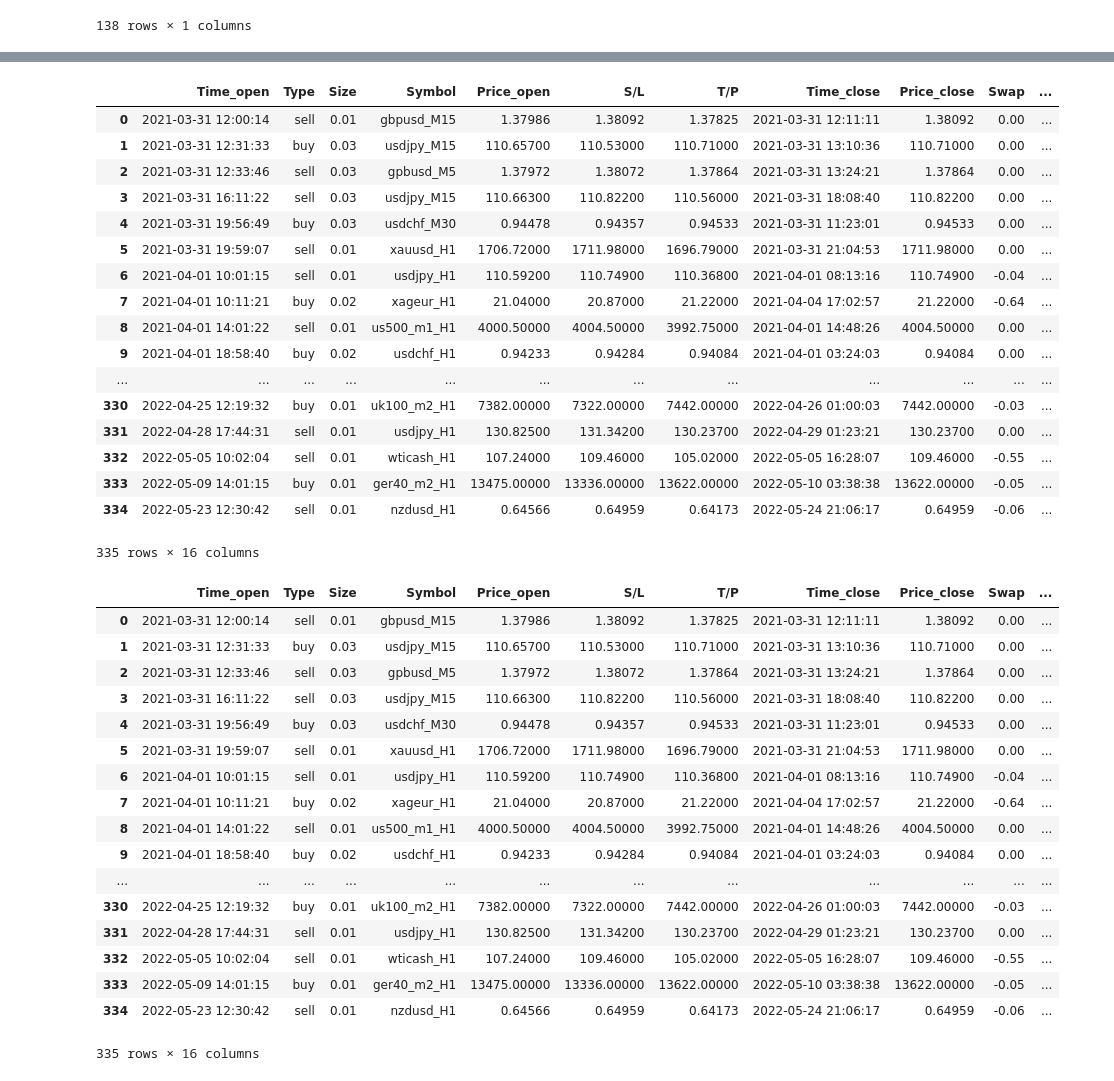
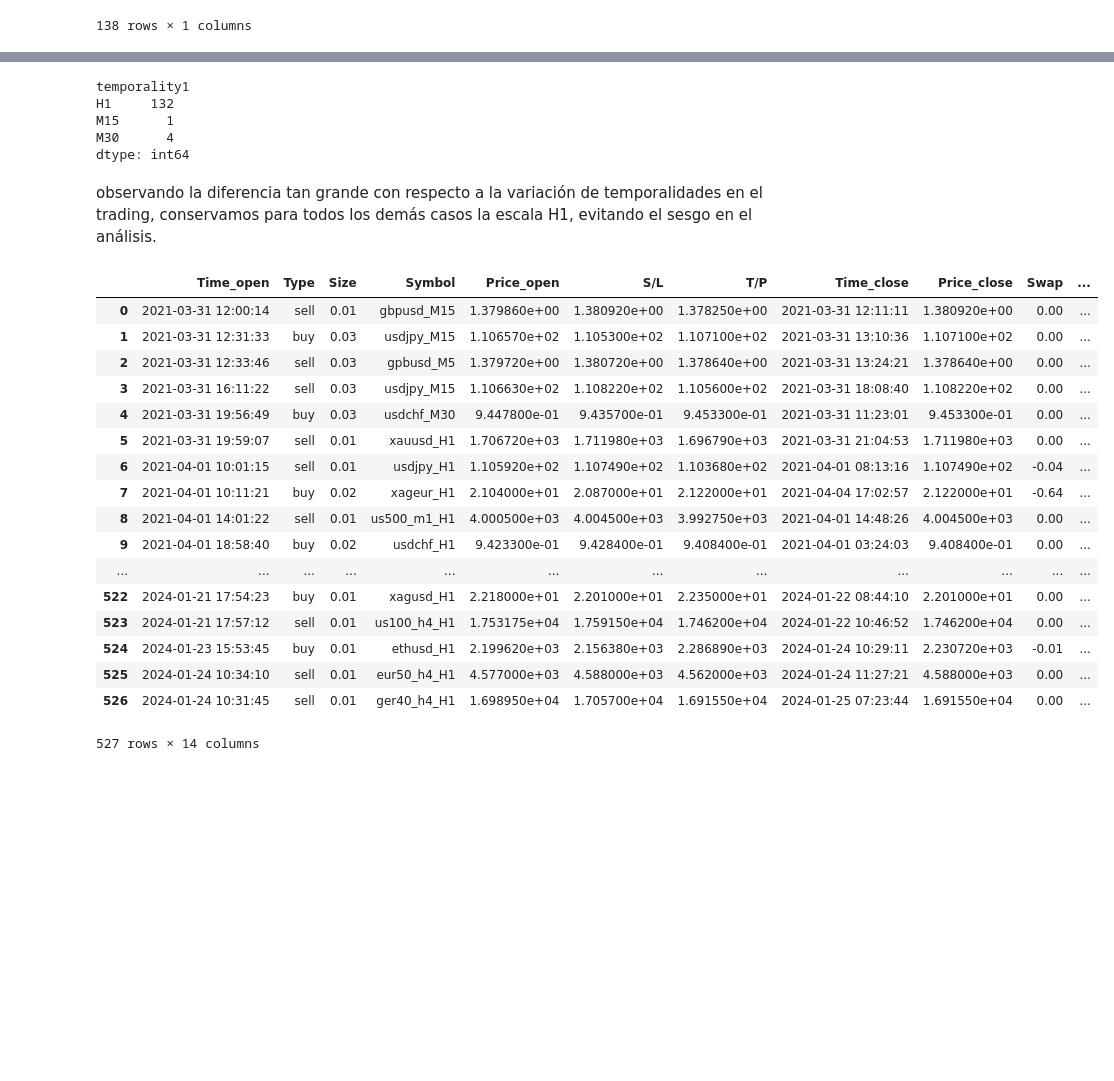
Before and after one commit to AndersonDGueC/data_science_proyects, a Jupyter notebook: data_analytics_trade/data_analysis_trade.ipynb, the cells around one changed output, grey strips where cells are left out. Cells and saved outputs as stored; diff of their text form; code cells hidden in the pictures; blank space fills up the shorter version.

```diff
--- a/data_analytics_trade/data_analysis_trade.ipynb
+++ b/data_analytics_trade/data_analysis_trade.ipynb
@@ -288,43 +243,35 @@ dft0_aux
-# %%
-dft0_aux2=dft0.copy()
-dft0_aux2
-# %% [output]
-|  | Time_open | Type | Size | Symbol | Price_open | S/L | T/P | Time_close | Price_close | Swap | ... |
-| 0 | 2021-03-31 12:00:14 | sell | 0.01 | gbpusd_M15 | 1.37986 | 1.38092 | 1.37825 | 2021-03-31 12:11:11 | 1.38092 | 0.00 | ... |
-| 1 | 2021-03-31 12:31:33 | buy | 0.03 | usdjpy_M15 | 110.65700 | 110.53000 | 110.71000 | 2021-03-31 13:10:36 | 110.71000 | 0.00 | ... |
-| 2 | 2021-03-31 12:33:46 | sell | 0.03 | gpbusd_M5 | 1.37972 | 1.38072 | 1.37864 | 2021-03-31 13:24:21 | 1.37864 | 0.00 | ... |
-| 3 | 2021-03-31 16:11:22 | sell | 0.03 | usdjpy_M15 | 110.66300 | 110.82200 | 110.56000 | 2021-03-31 18:08:40 | 110.82200 | 0.00 | ... |
-| 4 | 2021-03-31 19:56:49 | buy | 0.03 | usdchf_M30 | 0.94478 | 0.94357 | 0.94533 | 2021-03-31 11:23:01 | 0.94533 | 0.00 | ... |
-| 5 | 2021-03-31 19:59:07 | sell | 0.01 | xauusd_H1 | 1706.72000 | 1711.98000 | 1696.79000 | 2021-03-31 21:04:53 | 1711.98000 | 0.00 | ... |
-| 6 | 2021-04-01 10:01:15 | sell | 0.01 | usdjpy_H1 | 110.59200 | 110.74900 | 110.36800 | 2021-04-01 08:13:16 | 110.74900 | -0.04 | ... |
-| 7 | 2021-04-01 10:11:21 | buy | 0.02 | xageur_H1 | 21.04000 | 20.87000 | 21.22000 | 2021-04-04 17:02:57 | 21.22000 | -0.64 | ... |
-| 8 | 2021-04-01 14:01:22 | sell | 0.01 | us500_m1_H1 | 4000.50000 | 4004.50000 | 3992.75000 | 2021-04-01 14:48:26 | 4004.50000 | 0.00 | ... |
-| 9 | 2021-04-01 18:58:40 | buy | 0.02 | usdchf_H1 | 0.94233 | 0.94284 | 0.94084 | 2021-04-01 03:24:03 | 0.94084 | 0.00 | ... |
-| ... | ... | ... | ... | ... | ... | ... | ... | ... | ... | ... | ... |
-| 330 | 2022-04-25 12:19:32 | buy | 0.01 | uk100_m2_H1 | 7382.00000 | 7322.00000 | 7442.00000 | 2022-04-26 01:00:03 | 7442.00000 | -0.03 | ... |
-| 331 | 2022-04-28 17:44:31 | sell | 0.01 | usdjpy_H1 | 130.82500 | 131.34200 | 130.23700 | 2022-04-29 01:23:21 | 130.23700 | 0.00 | ... |
-| 332 | 2022-05-05 10:02:04 | sell | 0.01 | wticash_H1 | 107.24000 | 109.46000 | 105.02000 | 2022-05-05 16:28:07 | 109.46000 | -0.55 | ... |
-| 333 | 2022-05-09 14:01:15 | buy | 0.01 | ger40_m2_H1 | 13475.00000 | 13336.00000 | 13622.00000 | 2022-05-10 03:38:38 | 13622.00000 | -0.05 | ... |
-| 334 | 2022-05-23 12:30:42 | sell | 0.01 | nzdusd_H1 | 0.64566 | 0.64959 | 0.64173 | 2022-05-24 21:06:17 | 0.64959 | -0.06 | ... |
-335 rows × 16 columns
-# %%
-dft0_aux2
-# %% [output]
-|  | Time_open | Type | Size | Symbol | Price_open | S/L | T/P | Time_close | Price_close | Swap | ... |
-| 0 | 2021-03-31 12:00:14 | sell | 0.01 | gbpusd_M15 | 1.37986 | 1.38092 | 1.37825 | 2021-03-31 12:11:11 | 1.38092 | 0.00 | ... |
-| 1 | 2021-03-31 12:31:33 | buy | 0.03 | usdjpy_M15 | 110.65700 | 110.53000 | 110.71000 | 2021-03-31 13:10:36 | 110.71000 | 0.00 | ... |
-| 2 | 2021-03-31 12:33:46 | sell | 0.03 | gpbusd_M5 | 1.37972 | 1.38072 | 1.37864 | 2021-03-31 13:24:21 | 1.37864 | 0.00 | ... |
-| 3 | 2021-03-31 16:11:22 | sell | 0.03 | usdjpy_M15 | 110.66300 | 110.82200 | 110.56000 | 2021-03-31 18:08:40 | 110.82200 | 0.00 | ... |
-| 4 | 2021-03-31 19:56:49 | buy | 0.03 | usdchf_M30 | 0.94478 | 0.94357 | 0.94533 | 2021-03-31 11:23:01 | 0.94533 | 0.00 | ... |
-| 5 | 2021-03-31 19:59:07 | sell | 0.01 | xauusd_H1 | 1706.72000 | 1711.98000 | 1696.79000 | 2021-03-31 21:04:53 | 1711.98000 | 0.00 | ... |
-| 6 | 2021-04-01 10:01:15 | sell | 0.01 | usdjpy_H1 | 110.59200 | 110.74900 | 110.36800 | 2021-04-01 08:13:16 | 110.74900 | -0.04 | ... |
-| 7 | 2021-04-01 10:11:21 | buy | 0.02 | xageur_H1 | 21.04000 | 20.87000 | 21.22000 | 2021-04-04 17:02:57 | 21.22000 | -0.64 | ... |
-| 8 | 2021-04-01 14:01:22 | sell | 0.01 | us500_m1_H1 | 4000.50000 | 4004.50000 | 3992.75000 | 2021-04-01 14:48:26 | 4004.50000 | 0.00 | ... |
-| 9 | 2021-04-01 18:58:40 | buy | 0.02 | usdchf_H1 | 0.94233 | 0.94284 | 0.94084 | 2021-04-01 03:24:03 | 0.94084 | 0.00 | ... |
-| ... | ... | ... | ... | ... | ... | ... | ... | ... | ... | ... | ... |
-| 330 | 2022-04-25 12:19:32 | buy | 0.01 | uk100_m2_H1 | 7382.00000 | 7322.00000 | 7442.00000 | 2022-04-26 01:00:03 | 7442.00000 | -0.03 | ... |
-| 331 | 2022-04-28 17:44:31 | sell | 0.01 | usdjpy_H1 | 130.82500 | 131.34200 | 130.23700 | 2022-04-29 01:23:21 | 130.23700 | 0.00 | ... |
-| 332 | 2022-05-05 10:02:04 | sell | 0.01 | wticash_H1 | 107.24000 | 109.46000 | 105.02000 | 2022-05-05 16:28:07 | 109.46000 | -0.55 | ... |
-| 333 | 2022-05-09 14:01:15 | buy | 0.01 | ger40_m2_H1 | 13475.00000 | 13336.00000 | 13622.00000 | 2022-05-10 03:38:38 | 13622.00000 | -0.05 | ... |
-| 334 | 2022-05-23 12:30:42 | sell | 0.01 | nzdusd_H1 | 0.64566 | 0.64959 | 0.64173 | 2022-05-24 21:06:17 | 0.64959 | -0.06 | ... |
-335 rows × 16 columns
+# %%
+column_temp1.groupby('temporality1').size()
+# %% [output]
+temporality1
+H1     132
+M15      1
+M30      4
+dtype: int64
+# %% [markdown]
+observando la diferencia tan grande con respecto a la variación de temporalidades en el trading, conservamos para
+todos los demás casos la escala H1, evitando el sesgo en el análisis.
+# %%
+df_aux0=dft0.copy()
+df_aux0.loc[dft0['temporality0'].isin(arr_temp0),'temporality0']='H1'
+df_aux0.drop(['temporality1', 'temporality2'], inplace=True, axis=1)
+df_aux0
+# %% [output]
+|  | Time_open | Type | Size | Symbol | Price_open | S/L | T/P | Time_close | Price_close | Swap | ... |
+| 0 | 2021-03-31 12:00:14 | sell | 0.01 | gbpusd_M15 | 1.379860e+00 | 1.380920e+00 | 1.378250e+00 | 2021-03-31 12:11:11 | 1.380920e+00 | 0.00 | ... |
+| 1 | 2021-03-31 12:31:33 | buy | 0.03 | usdjpy_M15 | 1.106570e+02 | 1.105300e+02 | 1.107100e+02 | 2021-03-31 13:10:36 | 1.107100e+02 | 0.00 | ... |
+| 2 | 2021-03-31 12:33:46 | sell | 0.03 | gpbusd_M5 | 1.379720e+00 | 1.380720e+00 | 1.378640e+00 | 2021-03-31 13:24:21 | 1.378640e+00 | 0.00 | ... |
+| 3 | 2021-03-31 16:11:22 | sell | 0.03 | usdjpy_M15 | 1.106630e+02 | 1.108220e+02 | 1.105600e+02 | 2021-03-31 18:08:40 | 1.108220e+02 | 0.00 | ... |
+| 4 | 2021-03-31 19:56:49 | buy | 0.03 | usdchf_M30 | 9.447800e-01 | 9.435700e-01 | 9.453300e-01 | 2021-03-31 11:23:01 | 9.453300e-01 | 0.00 | ... |
+| 5 | 2021-03-31 19:59:07 | sell | 0.01 | xauusd_H1 | 1.706720e+03 | 1.711980e+03 | 1.696790e+03 | 2021-03-31 21:04:53 | 1.711980e+03 | 0.00 | ... |
+| 6 | 2021-04-01 10:01:15 | sell | 0.01 | usdjpy_H1 | 1.105920e+02 | 1.107490e+02 | 1.103680e+02 | 2021-04-01 08:13:16 | 1.107490e+02 | -0.04 | ... |
+| 7 | 2021-04-01 10:11:21 | buy | 0.02 | xageur_H1 | 2.104000e+01 | 2.087000e+01 | 2.122000e+01 | 2021-04-04 17:02:57 | 2.122000e+01 | -0.64 | ... |
+| 8 | 2021-04-01 14:01:22 | sell | 0.01 | us500_m1_H1 | 4.000500e+03 | 4.004500e+03 | 3.992750e+03 | 2021-04-01 14:48:26 | 4.004500e+03 | 0.00 | ... |
+| 9 | 2021-04-01 18:58:40 | buy | 0.02 | usdchf_H1 | 9.423300e-01 | 9.428400e-01 | 9.408400e-01 | 2021-04-01 03:24:03 | 9.408400e-01 | 0.00 | ... |
+| ... | ... | ... | ... | ... | ... | ... | ... | ... | ... | ... | ... |
+| 522 | 2024-01-21 17:54:23 | buy | 0.01 | xagusd_H1 | 2.218000e+01 | 2.201000e+01 | 2.235000e+01 | 2024-01-22 08:44:10 | 2.201000e+01 | 0.00 | ... |
+| 523 | 2024-01-21 17:57:12 | sell | 0.01 | us100_h4_H1 | 1.753175e+04 | 1.759150e+04 | 1.746200e+04 | 2024-01-22 10:46:52 | 1.746200e+04 | 0.00 | ... |
+| 524 | 2024-01-23 15:53:45 | buy | 0.01 | ethusd_H1 | 2.199620e+03 | 2.156380e+03 | 2.286890e+03 | 2024-01-24 10:29:11 | 2.230720e+03 | -0.01 | ... |
+| 525 | 2024-01-24 10:34:10 | sell | 0.01 | eur50_h4_H1 | 4.577000e+03 | 4.588000e+03 | 4.562000e+03 | 2024-01-24 11:27:21 | 4.588000e+03 | 0.00 | ... |
+| 526 | 2024-01-24 10:31:45 | sell | 0.01 | ger40_h4_H1 | 1.698950e+04 | 1.705700e+04 | 1.691550e+04 | 2024-01-25 07:23:44 | 1.691550e+04 | 0.00 | ... |
+527 rows × 14 columns
```
Also changed, not shown: parts of 7 cells of this notebook, 1 other file.
